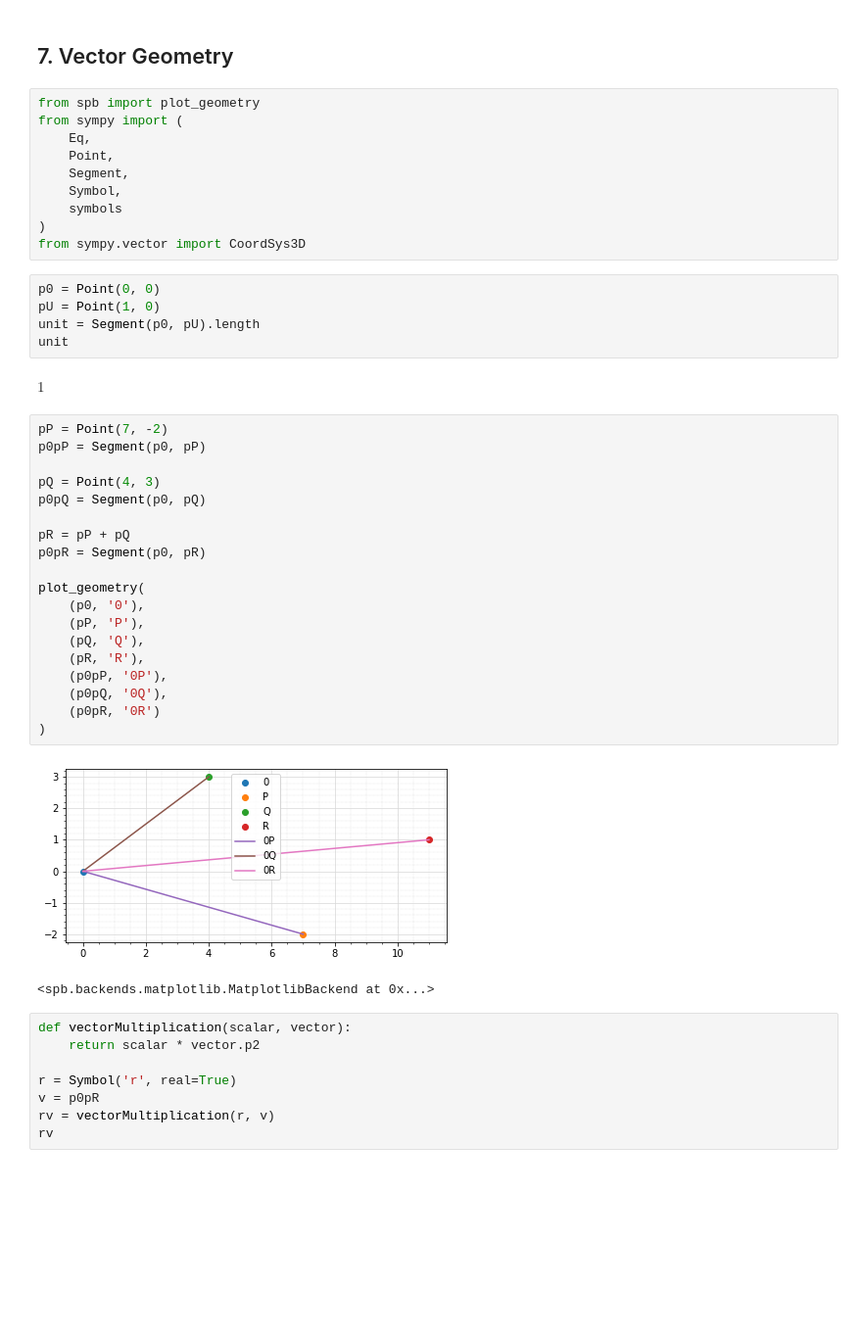
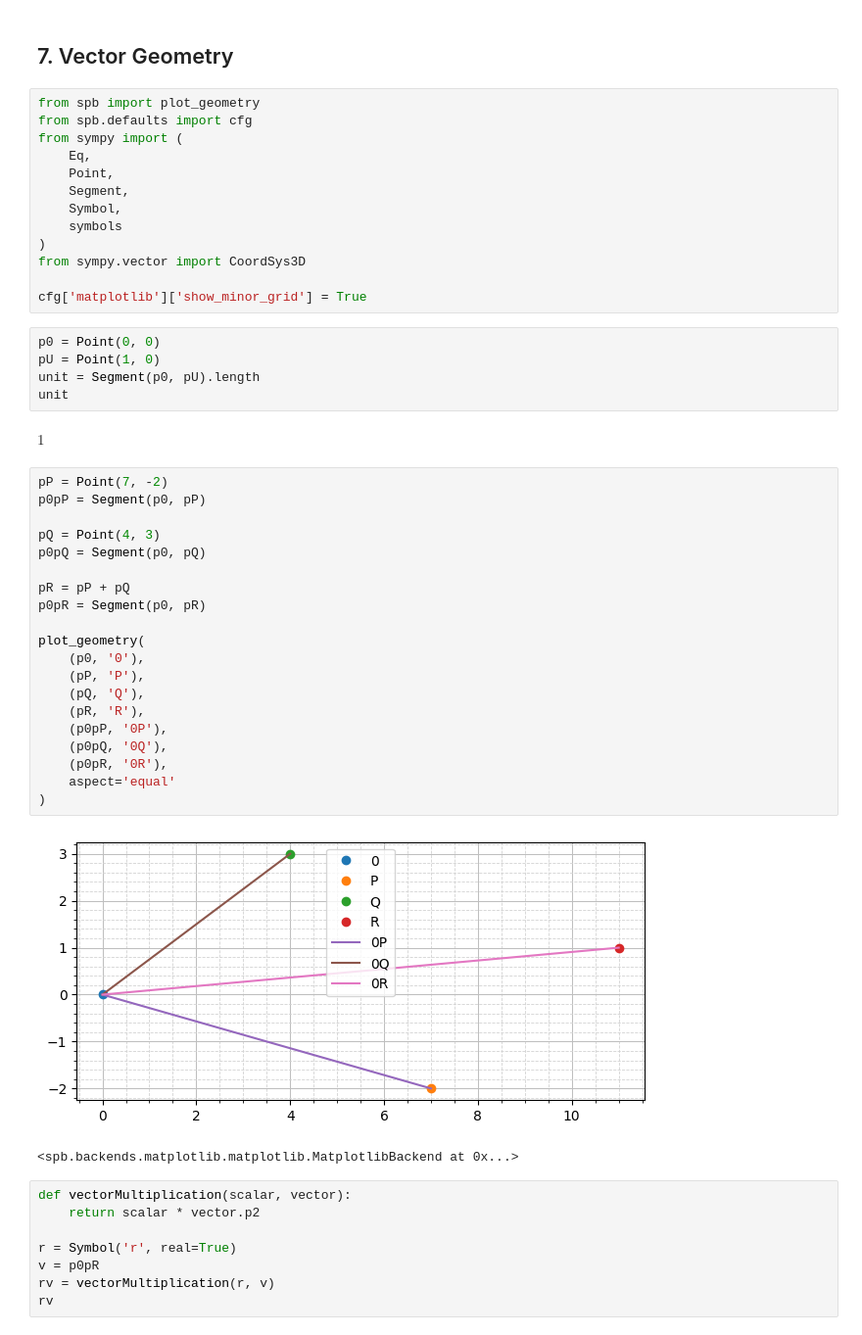
Before and after one commit to James-G-Hill/Sympy-Companion-to-Mathematics-Form-and-Function, a Jupyter notebook: ch04_real_numbers/07_vector_geometry.ipynb, the cells around one changed output. Shown at 98% size. Drawn from its saved outputs; the diff is of its cells as text; blank space fills up the shorter version.

```diff
--- a/ch04_real_numbers/07_vector_geometry.ipynb
+++ b/ch04_real_numbers/07_vector_geometry.ipynb
@@ -2,6 +2,7 @@
  ## 7. Vector Geometry
 # %%
 from spb import plot_geometry
+from spb.defaults import cfg
 from sympy import (
     Eq,
     Point,
@@ -10,6 +11,8 @@ from sympy import (
     symbols
 )
 from sympy.vector import CoordSys3D
+
+cfg['matplotlib']['show_minor_grid'] = True
 # %%
 p0 = Point(0, 0)
 pU = Point(1, 0)
@@ -20,25 +23,26 @@ $\displaystyle 1$
 # %%
 pP = Point(7, -2)
 p0pP = Segment(p0, pP)
 
 pQ = Point(4, 3)
 p0pQ = Segment(p0, pQ)
 
 pR = pP + pQ
 p0pR = Segment(p0, pR)
 
 plot_geometry(
     (p0, '0'),
     (pP, 'P'),
     (pQ, 'Q'),
     (pR, 'R'),
     (p0pP, '0P'),
     (p0pQ, '0Q'),
-    (p0pR, '0R')
+    (p0pR, '0R'),
+    aspect='equal'
 )
 # %% [output]
-[figure, old version]
+[figure, new version]
-<spb.backends.matplotlib.MatplotlibBackend at 0x...>
+<spb.backends.matplotlib.matplotlib.MatplotlibBackend at 0x...>
 # %%
 def vectorMultiplication(scalar, vector):
     return scalar * vector.p2
```
Also changed, not shown: parts of 2 cells of this notebook, 1 other file.
